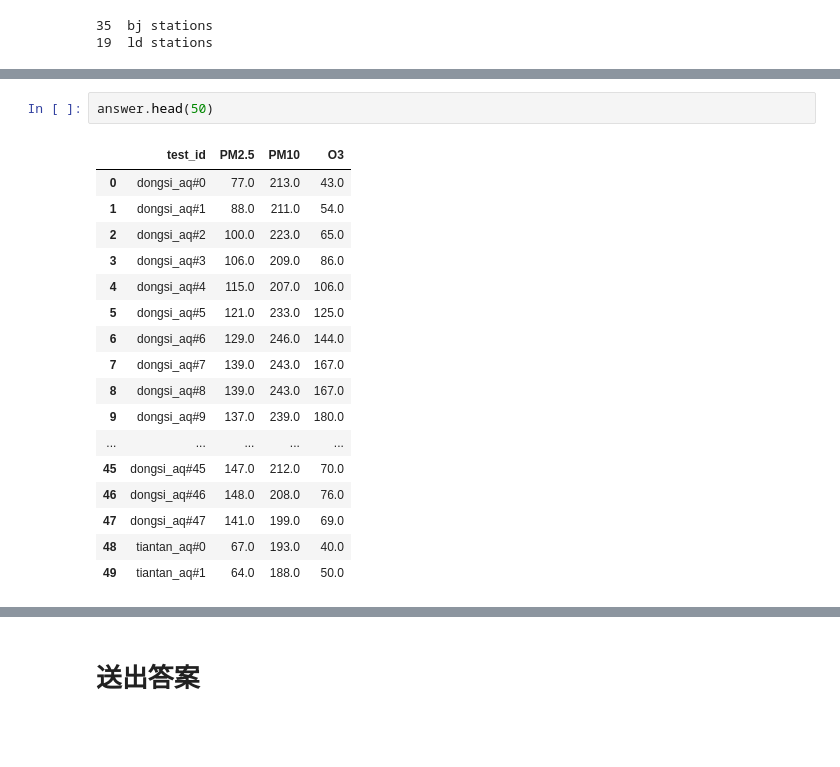
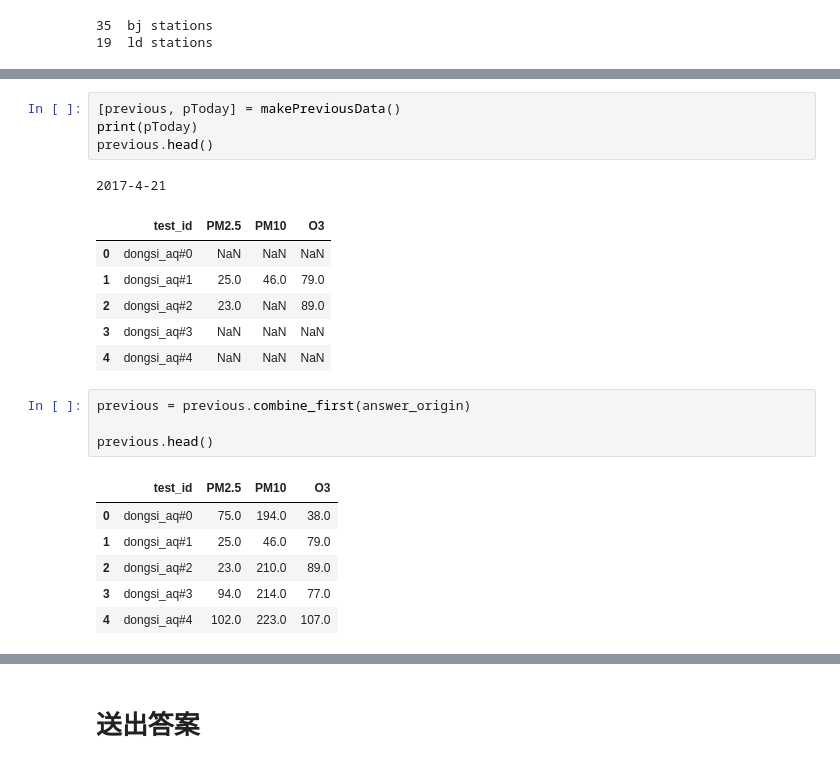
Before and after one commit to csielee/dsai2018_midterm, a Jupyter notebook: main.ipynb, the cells around one changed output, grey strips where cells are left out. Drawn from its saved outputs; the diff is of its cells as text; blank space fills up the shorter version.

```diff
--- a/main.ipynb
+++ b/main.ipynb
@@ -257,20 +254,23 @@ answer,filename = generateAnswer(answer_origin, method='pad',desc='1718')
-# %%
-answer.head(50)
-# %% [output]
-|  | test_id | PM2.5 | PM10 | O3 |
-| 0 | dongsi_aq#0 | 77.0 | 213.0 | 43.0 |
-| 1 | dongsi_aq#1 | 88.0 | 211.0 | 54.0 |
-| 2 | dongsi_aq#2 | 100.0 | 223.0 | 65.0 |
-| 3 | dongsi_aq#3 | 106.0 | 209.0 | 86.0 |
-| 4 | dongsi_aq#4 | 115.0 | 207.0 | 106.0 |
-| 5 | dongsi_aq#5 | 121.0 | 233.0 | 125.0 |
-| 6 | dongsi_aq#6 | 129.0 | 246.0 | 144.0 |
-| 7 | dongsi_aq#7 | 139.0 | 243.0 | 167.0 |
-| 8 | dongsi_aq#8 | 139.0 | 243.0 | 167.0 |
-| 9 | dongsi_aq#9 | 137.0 | 239.0 | 180.0 |
-| ... | ... | ... | ... | ... |
-| 45 | dongsi_aq#45 | 147.0 | 212.0 | 70.0 |
-| 46 | dongsi_aq#46 | 148.0 | 208.0 | 76.0 |
-| 47 | dongsi_aq#47 | 141.0 | 199.0 | 69.0 |
-| 48 | tiantan_aq#0 | 67.0 | 193.0 | 40.0 |
-| 49 | tiantan_aq#1 | 64.0 | 188.0 | 50.0 |
+# %%
+[previous, pToday] = makePreviousData()
+print(pToday)
+previous.head()
+# %% [output]
+2017-4-21
+|  | test_id | PM2.5 | PM10 | O3 |
+| 0 | dongsi_aq#0 | NaN | NaN | NaN |
+| 1 | dongsi_aq#1 | 25.0 | 46.0 | 79.0 |
+| 2 | dongsi_aq#2 | 23.0 | NaN | 89.0 |
+| 3 | dongsi_aq#3 | NaN | NaN | NaN |
+| 4 | dongsi_aq#4 | NaN | NaN | NaN |
+# %%
+previous = previous.combine_first(answer_origin)
+
+previous.head()
+# %% [output]
+|  | test_id | PM2.5 | PM10 | O3 |
+| 0 | dongsi_aq#0 | 75.0 | 194.0 | 38.0 |
+| 1 | dongsi_aq#1 | 25.0 | 46.0 | 79.0 |
+| 2 | dongsi_aq#2 | 23.0 | 210.0 | 89.0 |
+| 3 | dongsi_aq#3 | 94.0 | 214.0 | 77.0 |
+| 4 | dongsi_aq#4 | 102.0 | 223.0 | 107.0 |
```
Also changed, not shown: parts of 8 cells of this notebook.
